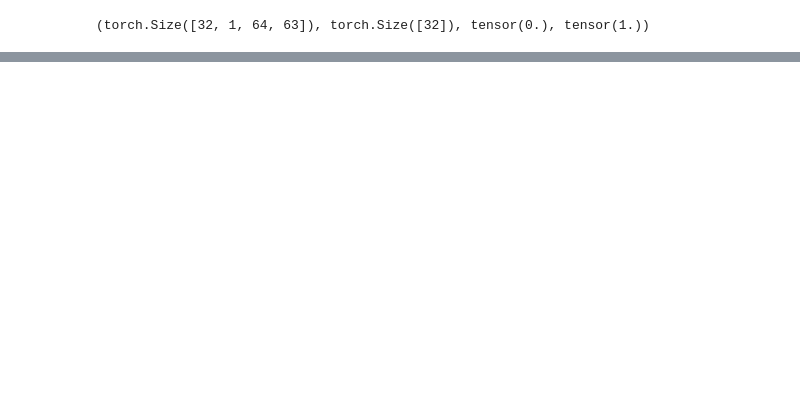
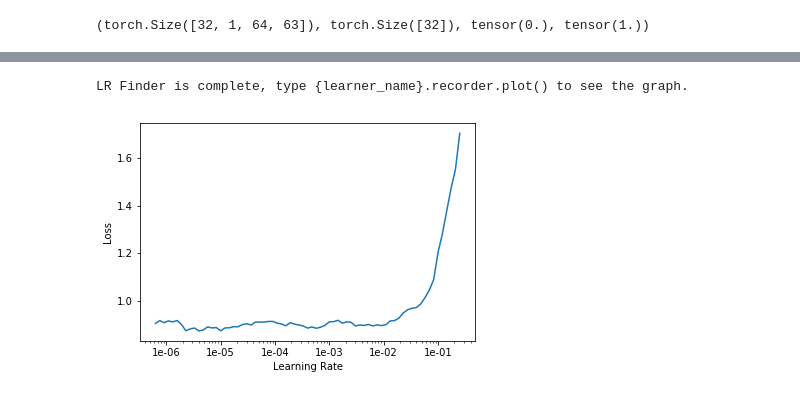
Before and after one commit to jhartquist/fastai_audio, a Jupyter notebook: notebooks/04. NSynth Pitch Analysis.ipynb, the cells around one changed output, grey strips where cells are left out. Cells and saved outputs as stored; diff of their text form; code cells hidden in the pictures; blank space fills up the shorter version.

```diff
--- a/notebooks/04. NSynth Pitch Analysis.ipynb
+++ b/notebooks/04. NSynth Pitch Analysis.ipynb
@@ -127,0 +100,6 @@ data.c
+# %%
+learn = create_cnn(data, models.resnet18, metrics=[accuracy])
+# %%
+model_name = 'pitch_resnet18_v1'
+learn.fit_one_cycle(4)
+learn.save(model_name + '-stage-1')
@@ -127,0 +113,7 @@ data.c
+# %%
+learn.load(model_name + '-stage-1')
+learn.lr_find()
+learn.recorder.plot()
+# %% [output]
+LR Finder is complete, type {learner_name}.recorder.plot() to see the graph.
+[figure, added]
```
Also changed, not shown: parts of 16 cells of this notebook.
